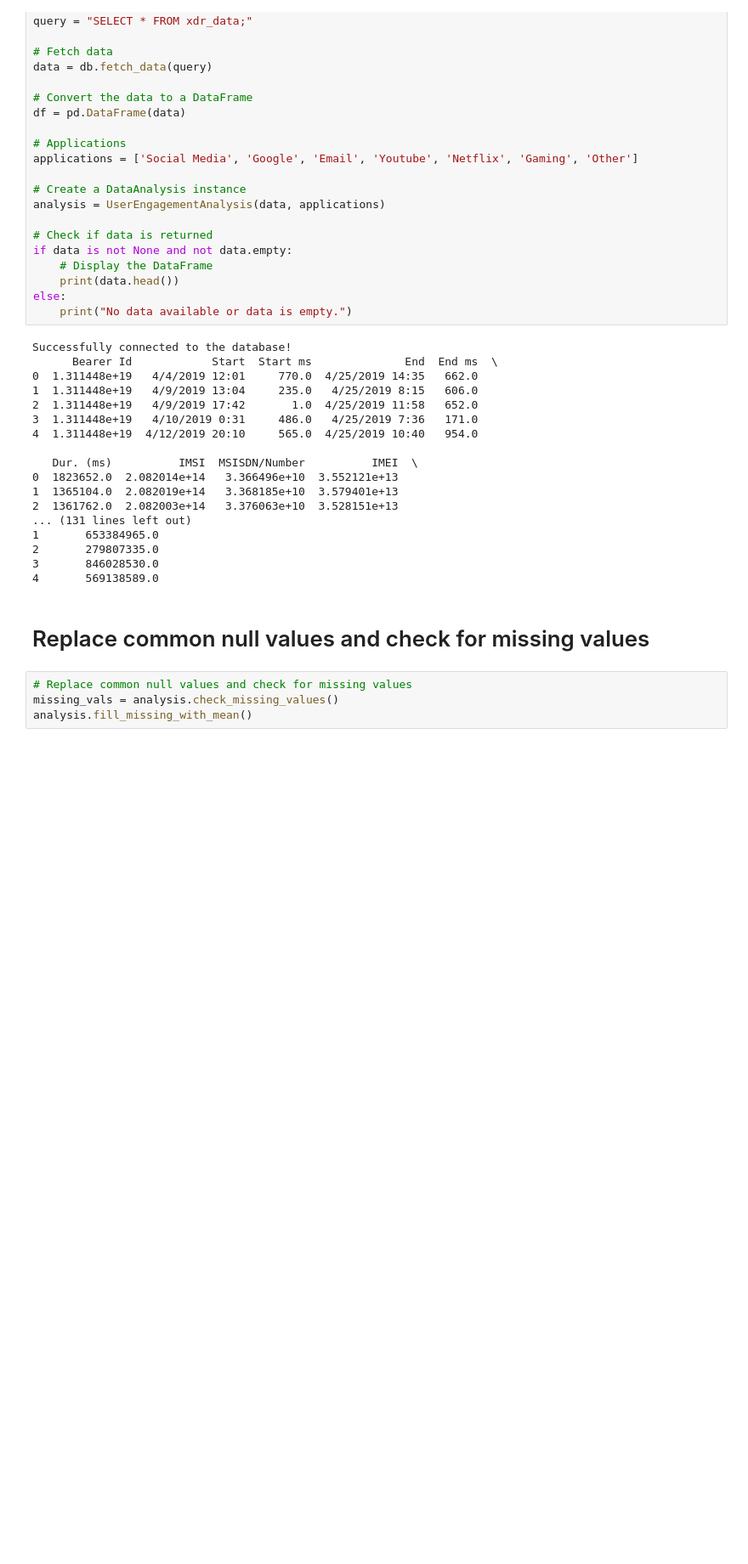
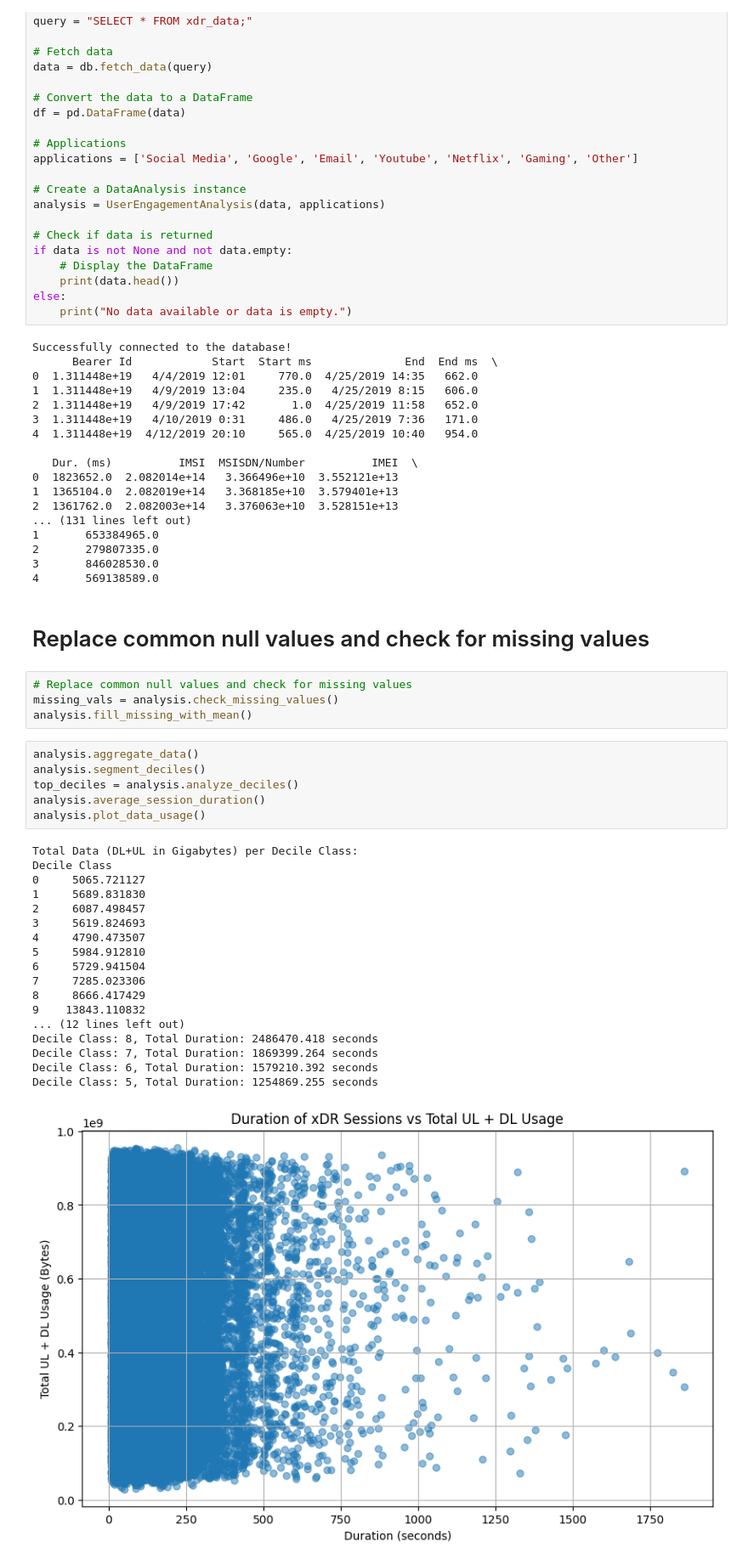
Before and after one commit to Ermi23/Telecom-Analysis, a Jupyter notebook: notebooks/User_Engagement_analysis.ipynb, the cells around one changed output. Shown at 85% size. Cells and saved outputs as stored; diff of their text form; blank space fills up the shorter version.

Commit message:
done with network analysis.

```diff
--- a/notebooks/User_Engagement_analysis.ipynb
+++ b/notebooks/User_Engagement_analysis.ipynb
@@ -61,3 +61,28 @@ Successfully connected to the database!
 # Replace common null values and check for missing values
 missing_vals = analysis.check_missing_values()
 analysis.fill_missing_with_mean()
+# %%
+analysis.aggregate_data()
+analysis.segment_deciles()
+top_deciles = analysis.analyze_deciles()
+analysis.average_session_duration()
+analysis.plot_data_usage()
+# %% [output]
+Total Data (DL+UL in Gigabytes) per Decile Class:
+Decile Class
+0     5065.721127
+1     5689.831830
+2     6087.498457
+3     5619.824693
+4     4790.473507
+5     5984.912810
+6     5729.941504
+7     7285.023306
+8     8666.417429
+9    13843.110832
+... (12 lines left out)
+Decile Class: 8, Total Duration: 2486470.418 seconds
+Decile Class: 7, Total Duration: 1869399.264 seconds
+Decile Class: 6, Total Duration: 1579210.392 seconds
+Decile Class: 5, Total Duration: 1254869.255 seconds
+[figure, added]
```
Also changed, not shown: parts of 2 cells of this notebook, 2 other files.
